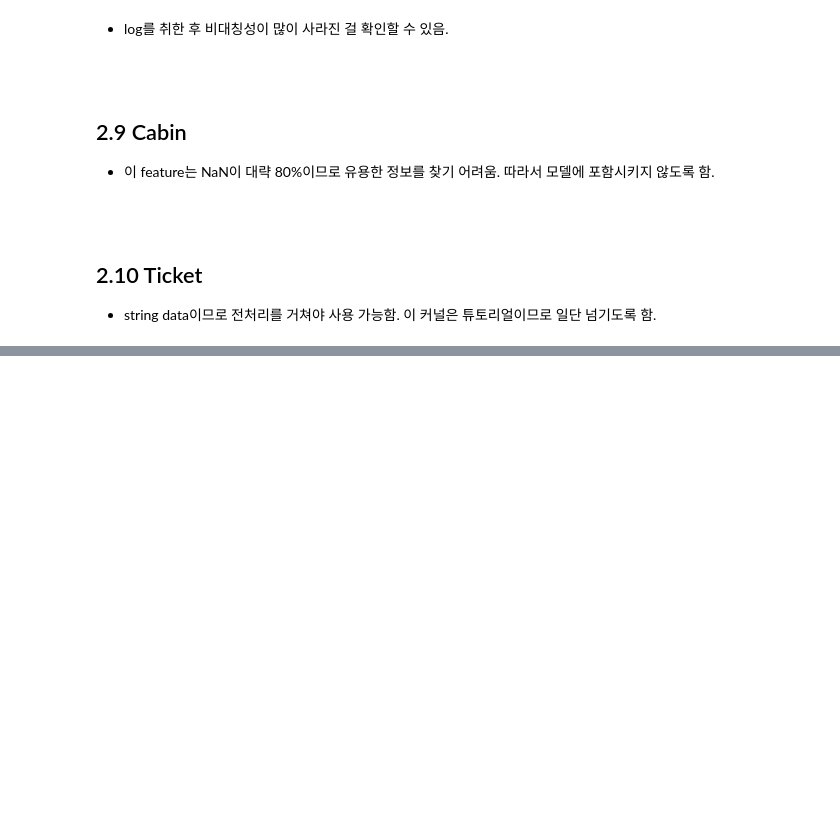
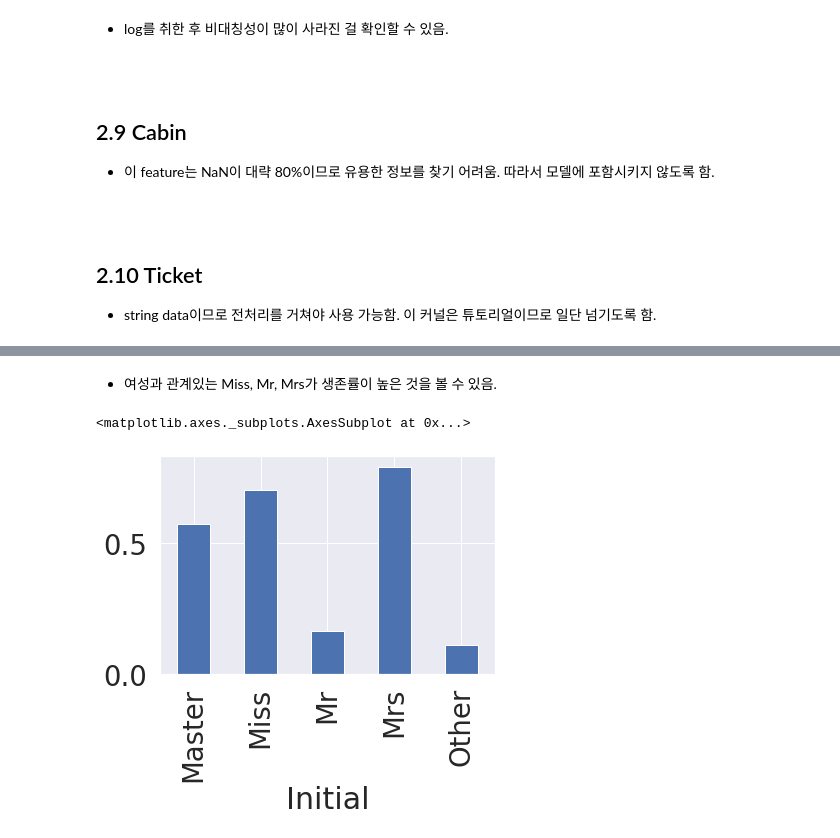
Before and after one commit to bluewood-truth/KaggleStudy, a Jupyter notebook: Binary classification/1st level_Titanic/Titanic01.ipynb, the cells around one changed output, grey strips where cells are left out. Saved outputs shown, nothing was run; the diff lists cells and outputs as text; code cells hidden in the pictures; blank space fills up the shorter version.

```diff
--- a/Binary classification/1st level_Titanic/Titanic01.ipynb
+++ b/Binary classification/1st level_Titanic/Titanic01.ipynb
@@ -493,0 +508,3 @@ Name: Ticket, Length: 681, dtype: int64
+# %%
+df_train['Initial'] = df_train["Name"].str.extract('([A-Za-z]+)\.')
+df_test['Initial'] = df_test["Name"].str.extract('([A-Za-z]+)\.')
@@ -493,0 +522,8 @@ Name: Ticket, Length: 681, dtype: int64
+# %%
+df_train['Initial'].replace(['Mlle','Mme','Ms','Dr','Major','Lady','Countess','Jonkheer','Col','Rev','Capt','Sir','Don', 'Dona'],
+                        ['Miss','Miss','Miss','Mr','Mr','Mrs','Mrs','Other','Other','Other','Mr','Mr','Mr', 'Mr'],inplace=True)
+
+df_test['Initial'].replace(['Mlle','Mme','Ms','Dr','Major','Lady','Countess','Jonkheer','Col','Rev','Capt','Sir','Don', 'Dona'],
+                        ['Miss','Miss','Miss','Mr','Mr','Mrs','Mrs','Other','Other','Other','Mr','Mr','Mr', 'Mr'],inplace=True)
+
+df_train.groupby('Initial').mean()
@@ -493,0 +538,7 @@ Name: Ticket, Length: 681, dtype: int64
+# %% [markdown]
+* 여성과 관계있는 Miss, Mr, Mrs가 생존률이 높은 것을 볼 수 있음.
+# %%
+df_train.groupby('Initial').mean()['Survived'].plot.bar()
+# %% [output]
+<matplotlib.axes._subplots.AxesSubplot at 0x...>
+[figure, added]
```
Also changed, not shown: parts of 27 cells of this notebook.
